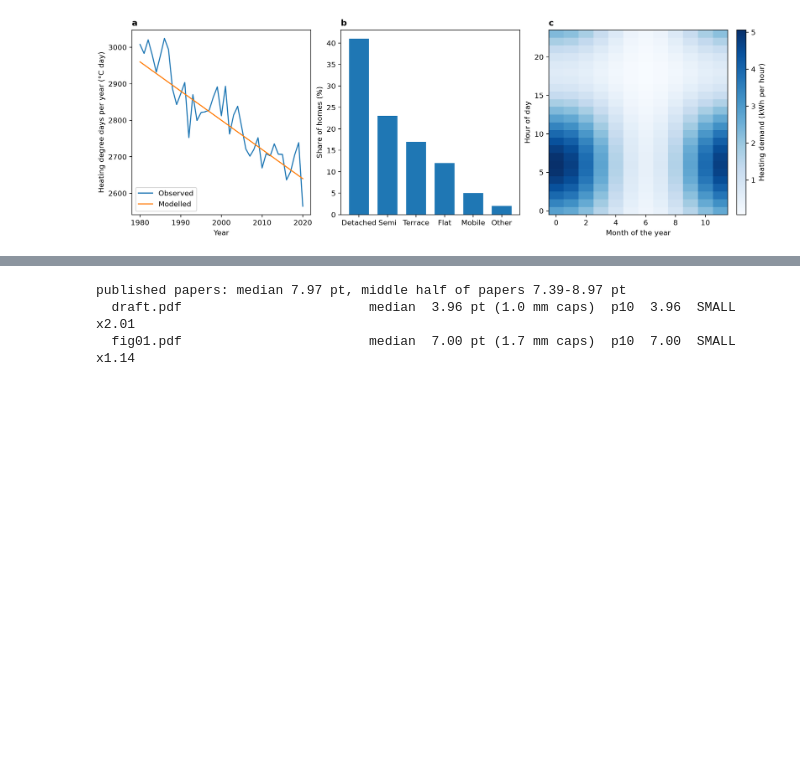
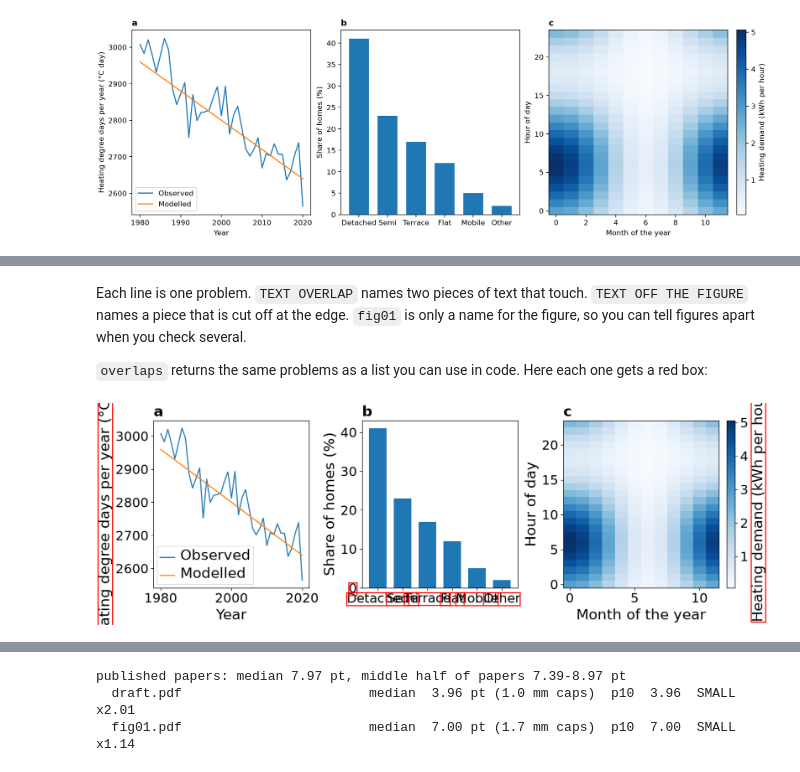
Before and after one commit to jake-casselman/figfit, a Jupyter notebook: docs/tour.ipynb, the cells around one changed output, grey strips where cells are left out. Cells and saved outputs as stored; diff of their text form; code cells hidden in the pictures; blank space fills up the shorter version.

```diff
--- a/docs/tour.ipynb
+++ b/docs/tour.ipynb
@@ -429,0 +224,12 @@ a printed width and compares them with the published papers:
+# %% [markdown]
+Each line is one problem. `TEXT OVERLAP` names two pieces of text that touch.
+`TEXT OFF THE FIGURE` names a piece that is cut off at the edge. `fig01` is only a name for the
+figure, so you can tell figures apart when you check several.
+
+`overlaps` returns the same problems as a list you can use in code. Here each one gets a red box:
+# %%
+problems = figfont.overlaps(fig, edges=True)
+
+mark(fig, problems);
+# %% [output]
+[figure, added]
```
Also changed, not shown: parts of 102 cells of this notebook, 3 other files.
